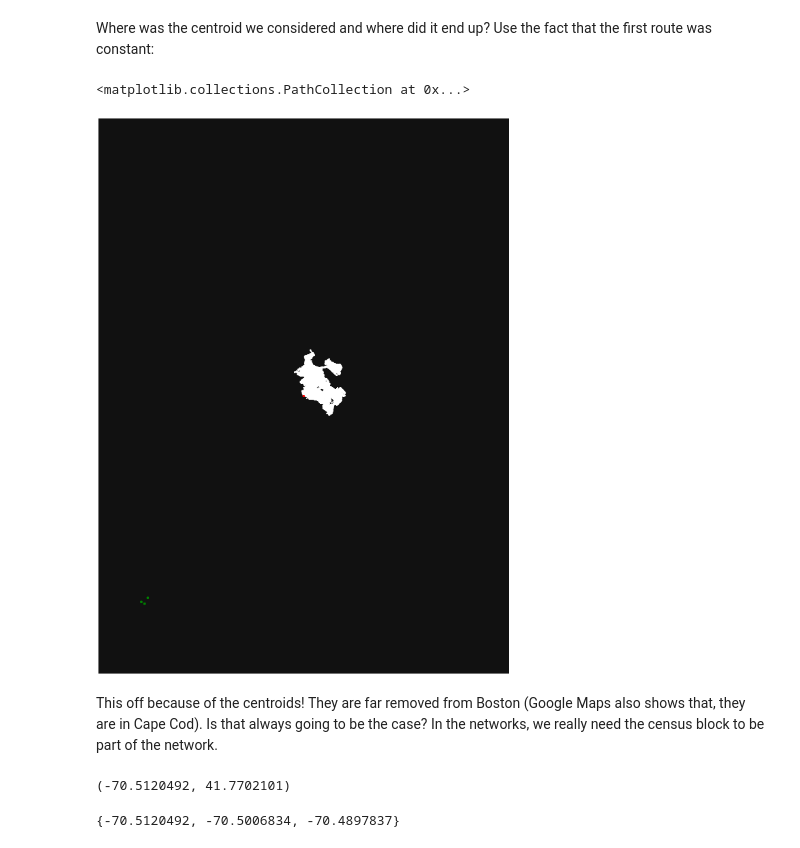
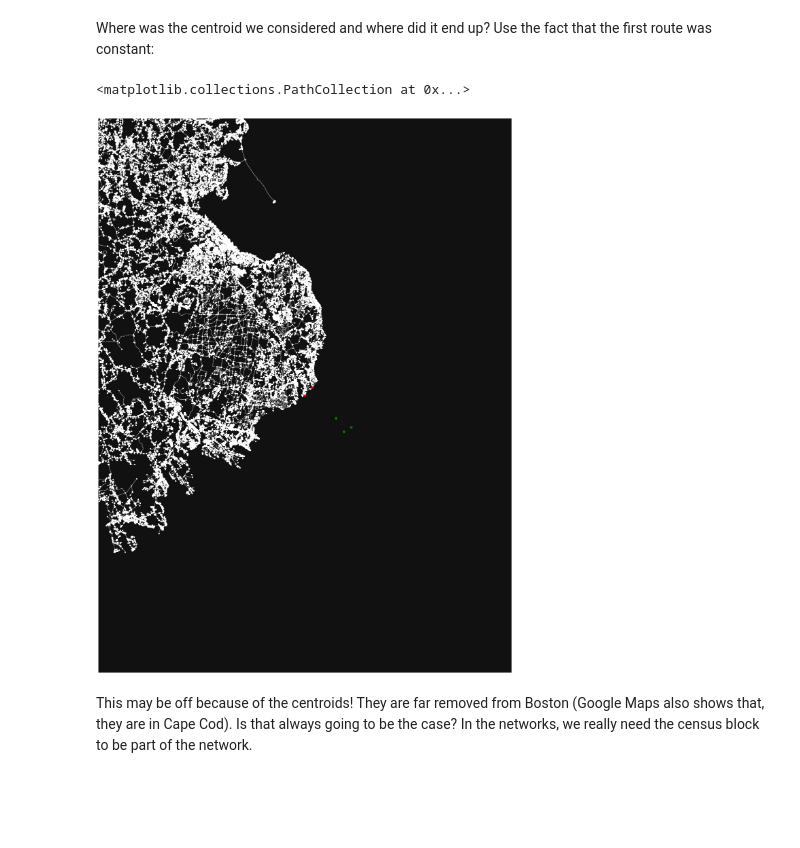
Before and after one commit to gsagostini/amenities-distance, a Jupyter notebook: notebooks/21-11-17_bostonOD.ipynb, the cells around one changed output. Drawn from its saved outputs; the diff is of its cells as text; code cells hidden in the pictures; blank space fills up the shorter version.

```diff
--- a/notebooks/21-11-17_bostonOD.ipynb
+++ b/notebooks/21-11-17_bostonOD.ipynb
@@ -45 +47,4 @@ To ignore this issue, the analysis will be performed only considering the pre-co
+# %%
+us_ufa_gdf = gpd.read_file('../data/d01_raw/FUA shapefiles/USA_core_commuting.shx')
+boston_bdry_gdf = us_ufa_gdf.loc[us_ufa_gdf['fuaname'] == 'Boston'].reset_index()
 # %% [markdown]
@@ -49,5 +52,3 @@ We will assume that the boundary of the city is given. For now, let's get the bo
-# %%
-boston_bdry_gdf = ox.geocode_to_gdf('Boston, USA')
 # %% [markdown]
 For the networks, there is some deprecation warnings from OSMnx, which is OK:
 # %%
@@ -87,8 +67,8 @@ First we must transform the latlong points we have to the graph crs:
 # %% [markdown]
 Now that we have our OD matrix, we must match the OD coordinates to nodes in the graphs. For that, we can do:
 # %%
-boston_od_df['origin_osmid'] = ox.distance.nearest_nodes(boston_walk_graph, boston_od_df.intptlon, boston_od_df.intptlat)
-boston_od_df['dest_osmid'] = ox.distance.nearest_nodes(boston_walk_graph, boston_od_df.longitude, boston_od_df.latitude)
+boston_od_df['origin_osmid'], boston_od_df['origin_node_dist'] = ox.distance.nearest_nodes(boston_walk_graph, boston_od_df.intptlon, boston_od_df.intptlat, return_dist=True)
+boston_od_df['dest_osmid'], boston_od_df['dest_node_dist'] = ox.distance.nearest_nodes(boston_walk_graph, boston_od_df.longitude, boston_od_df.latitude, return_dist=True)
 # %%
 boston_od_df
 # %% [output]
@@ -255,28 +220,20 @@ Where was the centroid we considered and where did it end up? Use the fact that
 # %%
 import matplotlib.pyplot as plt
 
 center = boston_od_df.origin_osmid[0]
 center_x = nx.get_node_attributes(boston_walk_graph,'x')[center]
 center_y = nx.get_node_attributes(boston_walk_graph,'y')[center]
-bbox = center_y + 0.7, center_y - 0.7, center_x - 0.7, center_x + 0.7
+bbox = center_y + 0.3, center_y - 0.3, center_x + 0.3, center_x - 0.3
 
 origins = list(set(boston_od_df.origin_osmid.values))
 center_x = [nx.get_node_attributes(boston_walk_graph,'x')[center] for center in origins]
 center_y = [nx.get_node_attributes(boston_walk_graph,'y')[center] for center in origins]
 
 fig, ax = ox.plot_graph(boston_walk_graph, close=False, show=False, figsize=(30,30), bbox=bbox)
 ax.scatter(boston_od_df.intptlon.values, boston_od_df.intptlat.values, c='green')
 ax.scatter(center_x, center_y, c='red')
 # %% [output]
 <matplotlib.collections.PathCollection at 0x...>
-[figure, old version]
+[figure, new version]
 # %% [markdown]
-This off because of the centroids! They are far removed from Boston (Google Maps also shows that, they are in Cape Cod). Is that always going to be the case? In the networks, we really need the census block to be part of the network.
+This may be off because of the centroids! They are far removed from Boston (Google Maps also shows that, they are in Cape Cod). Is that always going to be the case? In the networks, we really need the census block to be part of the network.
-# %%
-boston_od_df.intptlon.values[0], boston_od_df.intptlat.values[0]
-# %% [output]
-(-70.5120492, 41.7702101)
-# %%
-set(boston_od_df['intptlon'].values)
-# %% [output]
-{-70.5120492, -70.5006834, -70.4897837}
```
Also changed, not shown: parts of 15 cells of this notebook.
